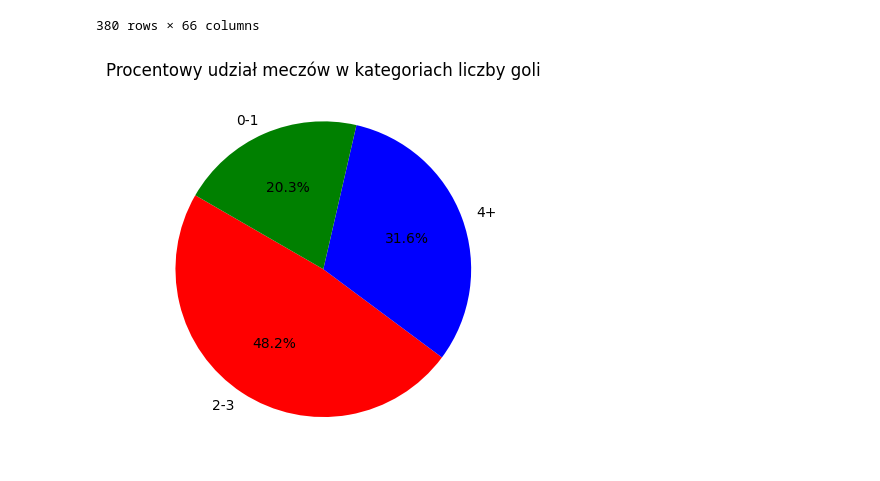
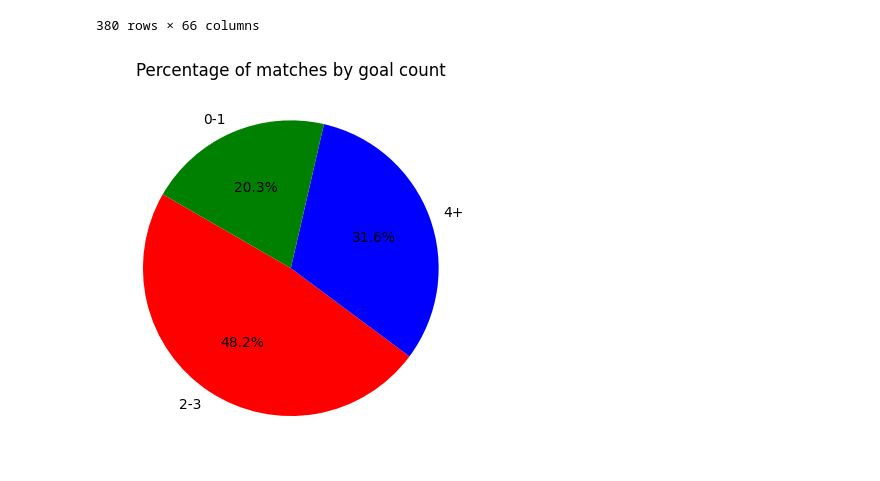
Before and after one commit to Jakub-Gulak/data-analysis-premier-league-matches, a Jupyter notebook: notebooks/analysis.ipynb, the cells around one changed output. Drawn from its saved outputs; the diff is of its cells as text; code cells hidden in the pictures.

Commit message:
change title in pie plot

```diff
--- a/notebooks/analysis.ipynb
+++ b/notebooks/analysis.ipynb
@@ -23,12 +23,12 @@ data.loc[data['total_goal_count'] >= 4, 'goals_category'] = '4+'
 # %%
 import matplotlib.pyplot as plt
 goal_category_counts = data['goals_category'].value_counts()
 
 plt.pie(goal_category_counts, labels=goal_category_counts.index, colors=['red', 'blue', 'green'], autopct='%1.1f%%', startangle=150)
-plt.title('Procentowy udział meczów w kategoriach liczby goli')
+plt.title('Percentage of matches by goal count')
 plt.show()
 # %% [output]
-[figure, old version]
+[figure, new version]
 # %%
 data['date_GMT'] = pd.to_datetime(data['date_GMT'])
 data['day_of_week'] = data['date_GMT'].dt.day_name()
```
Also changed, not shown: parts of 1 cell of this notebook.
